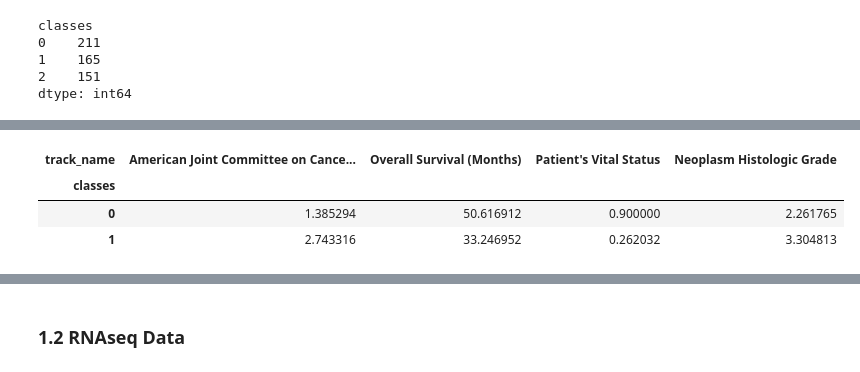
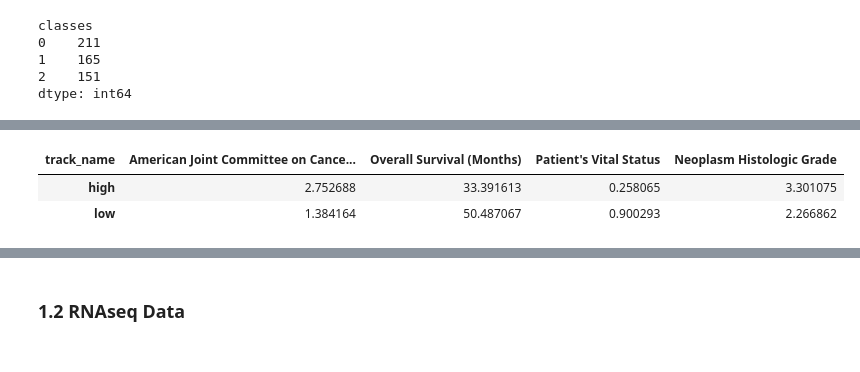
Before and after one commit to jzz0026/RNAseq_Mutation_cancer_risk_miniproject, a Jupyter notebook: 1_EDA_Data_clean_and_Clusetering.ipynb, the cells around one changed output, grey strips where cells are left out. Drawn from its saved outputs; the diff is of its cells as text; code cells hidden in the pictures.

```diff
--- a/1_EDA_Data_clean_and_Clusetering.ipynb
+++ b/1_EDA_Data_clean_and_Clusetering.ipynb
@@ -229,19 +229,19 @@ patient_data_target_tem2.corr(method="spearman")
 # %%
 from sklearn.cluster import KMeans
 km = KMeans(n_clusters=2,max_iter=3000)
 km.fit_predict(patient_data_target_tem2)
 #mm = GaussianMixture(n_components=2,covariance_type='full',max_iter=4000)
 patient_data_target_tem['classes'] = km.fit_predict(patient_data_target_tem2)
 
 #patient_data_target_tem['classes'] = mm.fit_predict(patient_data_target_tem2)
 #sns.boxplot(y="Overall Survival (Months)",x="classes",data=patient_data_target_tem)
 patient_data_target4_mean = patient_data_target_tem.groupby("classes").mean()
+patient_data_target4_mean.index = ['high','low']
 patient_data_target4_mean
 # %% [output]
 | track_name | American Joint Committee on Cance... | Overall Survival (Months) | Patient's Vital Status | Neoplasm Histologic Grade |
-| classes |  |  |  |  |
-| 0 | 1.385294 | 50.616912 | 0.900000 | 2.261765 |
-| 1 | 2.743316 | 33.246952 | 0.262032 | 3.304813 |
+| high | 2.752688 | 33.391613 | 0.258065 | 3.301075 |
+| low | 1.384164 | 50.487067 | 0.900293 | 2.266862 |
 # %%
 patient_data_target_tem['classes'] = patient_data_target_tem['classes'].astype(str).str.replace("0",'low').str.replace("1",'high')
 # %%
```
Also changed, not shown: parts of 2 cells of this notebook, 2 other files.
